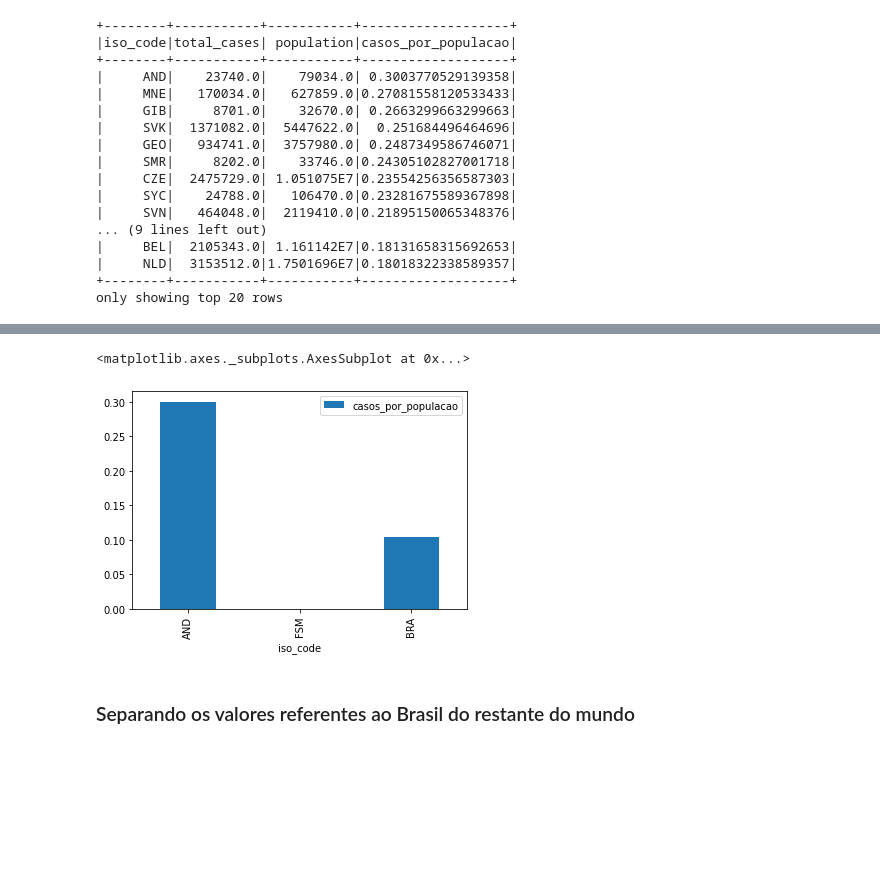
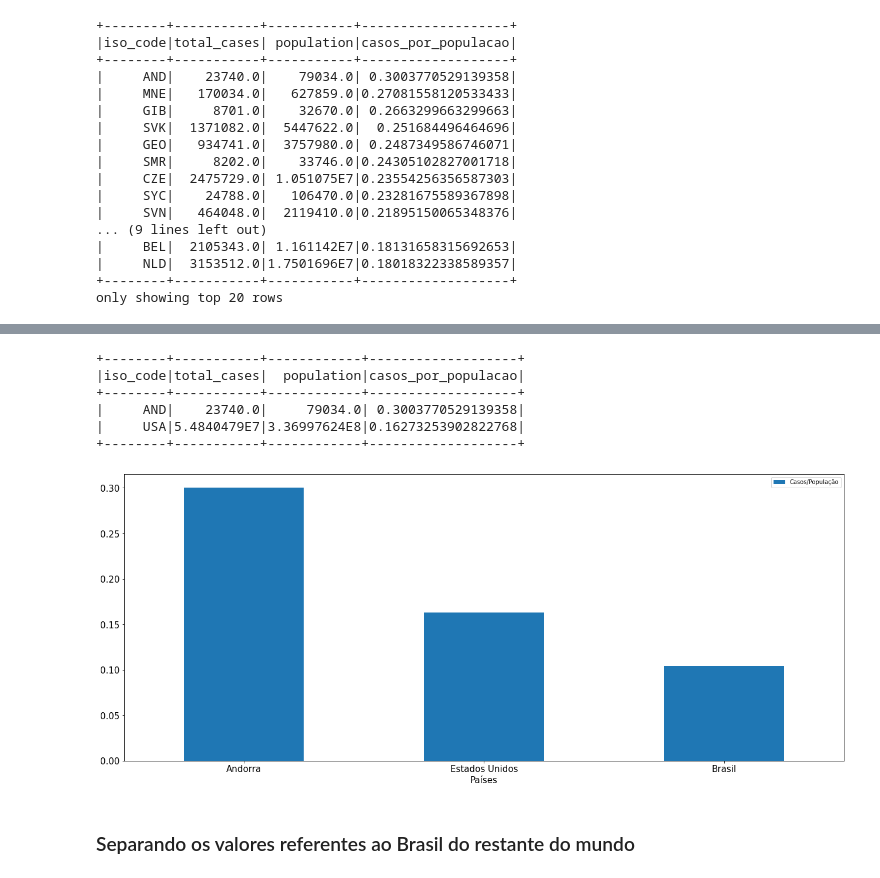
Before and after one commit to cgmoraes/Covid_Brasil, a Jupyter notebook: Projeto.ipynb, the cells around one changed output, grey strips where cells are left out. Cells and saved outputs as stored; diff of their text form; code cells hidden in the pictures; blank space fills up the shorter version.

```diff
--- a/Projeto.ipynb
+++ b/Projeto.ipynb
@@ -126,15 +122,31 @@ prim_ult.show()
+# %%
+tres_paises = spark.createDataFrame([total_mundo.first()])
+tres_paises = tres_paises.union(total_mundo.filter(f.col('iso_code') == 'USA'))
+tres_paises.show()
+# %% [output]
++--------+-----------+------------+-------------------+
+|iso_code|total_cases|  population|casos_por_populacao|
++--------+-----------+------------+-------------------+
+|     AND|    23740.0|     79034.0| 0.3003770529139358|
+|     USA|5.4840479E7|3.36997624E8|0.16273253902822768|
++--------+-----------+------------+-------------------+
 # %%
-pd_prim_ult = prim_ult.toPandas()
+pd_tres_paises = tres_paises.toPandas()
 pd_total_mundo = total_mundo.toPandas()
 # %%
-pd_prim_ult = pd_prim_ult\
+pd_tres_paises = pd_tres_paises\
         .append(pd_total_mundo[pd_total_mundo['iso_code'] == 'BRA'],
                 ignore_index = True)
-# %%
-pd_prim_ult.plot.bar(x='iso_code', y='casos_por_populacao')
-# %% [output]
-<matplotlib.axes._subplots.AxesSubplot at 0x...>
-[figure, removed]
+# %%
+pd_tres_paises['nome'] = ['Andorra', 'Estados Unidos', 'Brasil']
+# %%
+pd_tres_paises.plot.bar(x='nome', y='casos_por_populacao',
+                     label='Casos/População', figsize=(22,9), fontsize = 15)
+plt.xlabel('Países', fontsize=15)
+plt.xticks(rotation='horizontal')
+plt.show()
+# %% [output]
+[figure, added]
 # %% [markdown]
 ### Separando os valores referentes ao Brasil do restante do mundo
 # %%
```
Also changed, not shown: parts of 5 cells of this notebook.
